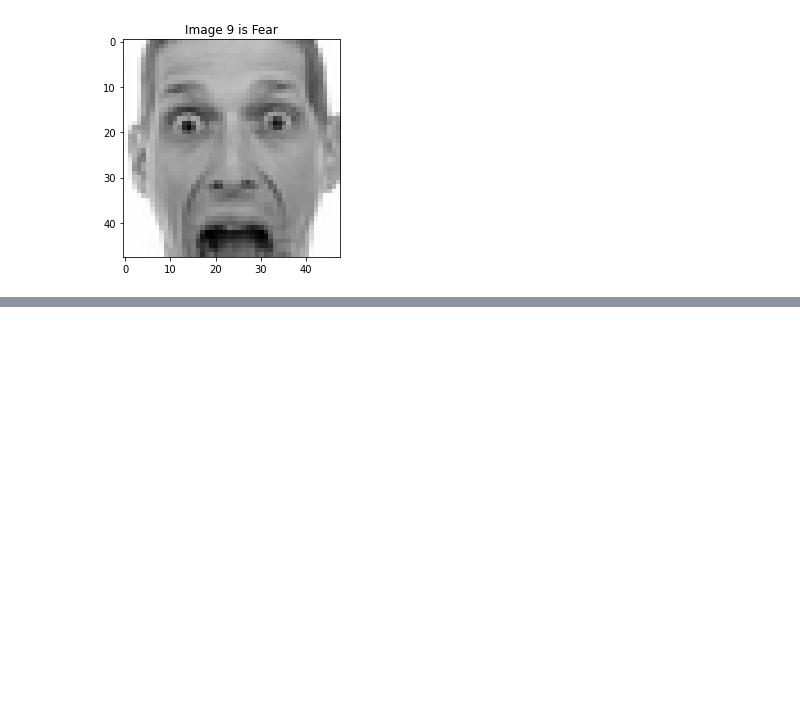
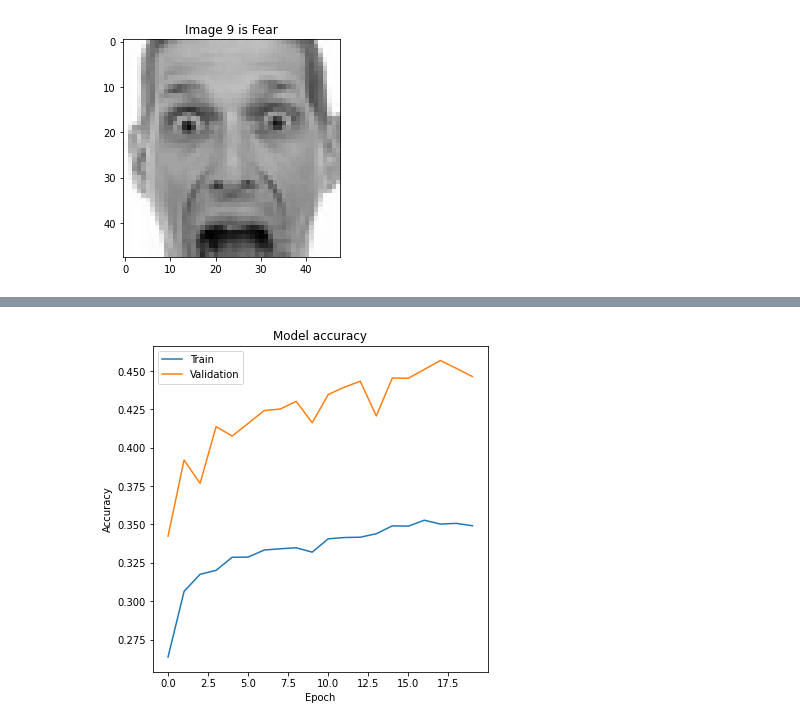
Before and after one commit to abbycarbaugh/DS400-Capstone-Project, a Jupyter notebook: DS400_Final_Project.ipynb, the cells around one changed output, grey strips where cells are left out. Saved outputs shown, nothing was run; the diff lists cells and outputs as text; code cells hidden in the pictures; blank space fills up the shorter version.

```diff
--- a/DS400_Final_Project.ipynb
+++ b/DS400_Final_Project.ipynb
@@ -180,4 +212,13 @@ from tensorflow.keras import layers
 # %%
+img_width, img_height = 48, 48
+input_shape = (img_width, img_height, 1)
+
 num_class = 7
-batch_size = 50
+batch_size = 32
 epochs = 20
+
+train_num = 28709
+test_num = 7178
+
+train_steps = train_num // batch_size
+test_steps = test_num // batch_size
@@ -184,17 +229,12 @@ epochs = 20
 # %%
 model = keras.Sequential(name = 'Final_Project')
 
-model.add(layers.Conv2D(32, kernel_size = (3, 3),
-                        activation = 'relu',
-                        input_shape = (48, 48, 1)))
+model.add(layers.Conv2D(32, kernel_size = (3, 3), activation = 'relu', input_shape = input_shape))
 model.add(layers.MaxPooling2D(pool_size = (2, 2)))
-model.add(layers.Conv2D(32, kernel_size = (3, 3), activation = 'relu'))
-model.add(layers.MaxPooling2D(pool_size = (2, 2)))
-model.add(layers.Dropout(0.25))
 model.add(layers.Flatten())
-model.add(layers.Dense(512, activation = 'relu'))
+model.add(layers.Dense(48, activation = 'relu'))
 model.add(layers.Dropout(0.50))
-model.add(layers.Dense(10, activation="softmax"))
+model.add(layers.Dense(7, activation='softmax'))
 
 model.summary()
 # %% [output]
@@ -217,12 +257,15 @@ Non-trainable params: 0
 _________________________________________________________________
 # %%
 from keras.optimizers import Adam
-opt = Adam(lr=0.0001, decay=1e-6)
+opt = tf.keras.optimizers.Adam()
 
 model.compile(optimizer = opt, loss = 'categorical_crossentropy', metrics = ['accuracy'])
 # %%
-history = model.fit(X_train, y_train,
+history = model.fit(train_iter,
                     batch_size=batch_size,
-                    epochs=epochs)
+                    steps_per_epoch = train_steps,
+                    epochs=epochs,
+                    validation_steps = test_steps,
+                    validation_data = test_iter)
 # %% [output]
 Epoch 1/20
@@ -229,0 +297,13 @@ ValueError: ignored
+# %%
+plt.figure(figsize=(6, 6))
+plt.title('Model accuracy')
+
+plt.plot(history.history['accuracy'])
+plt.plot(history.history['val_accuracy'])
+
+plt.ylabel('Accuracy')
+plt.xlabel('Epoch')
+plt.legend(['Train', 'Validation'], loc='upper left')
+plt.show()
+# %% [output]
+[figure, added]
```
Also changed, not shown: parts of 30 cells of this notebook.
